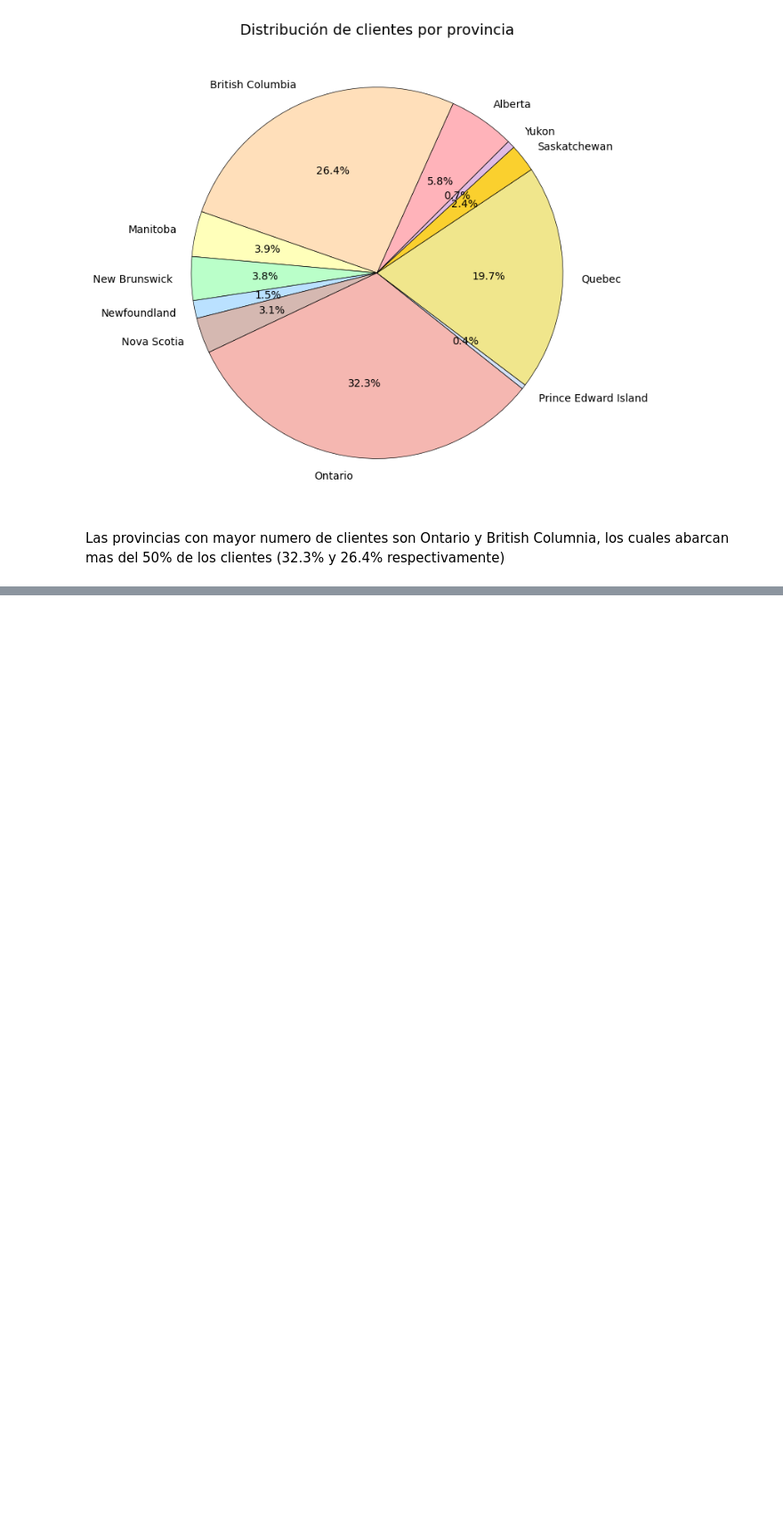
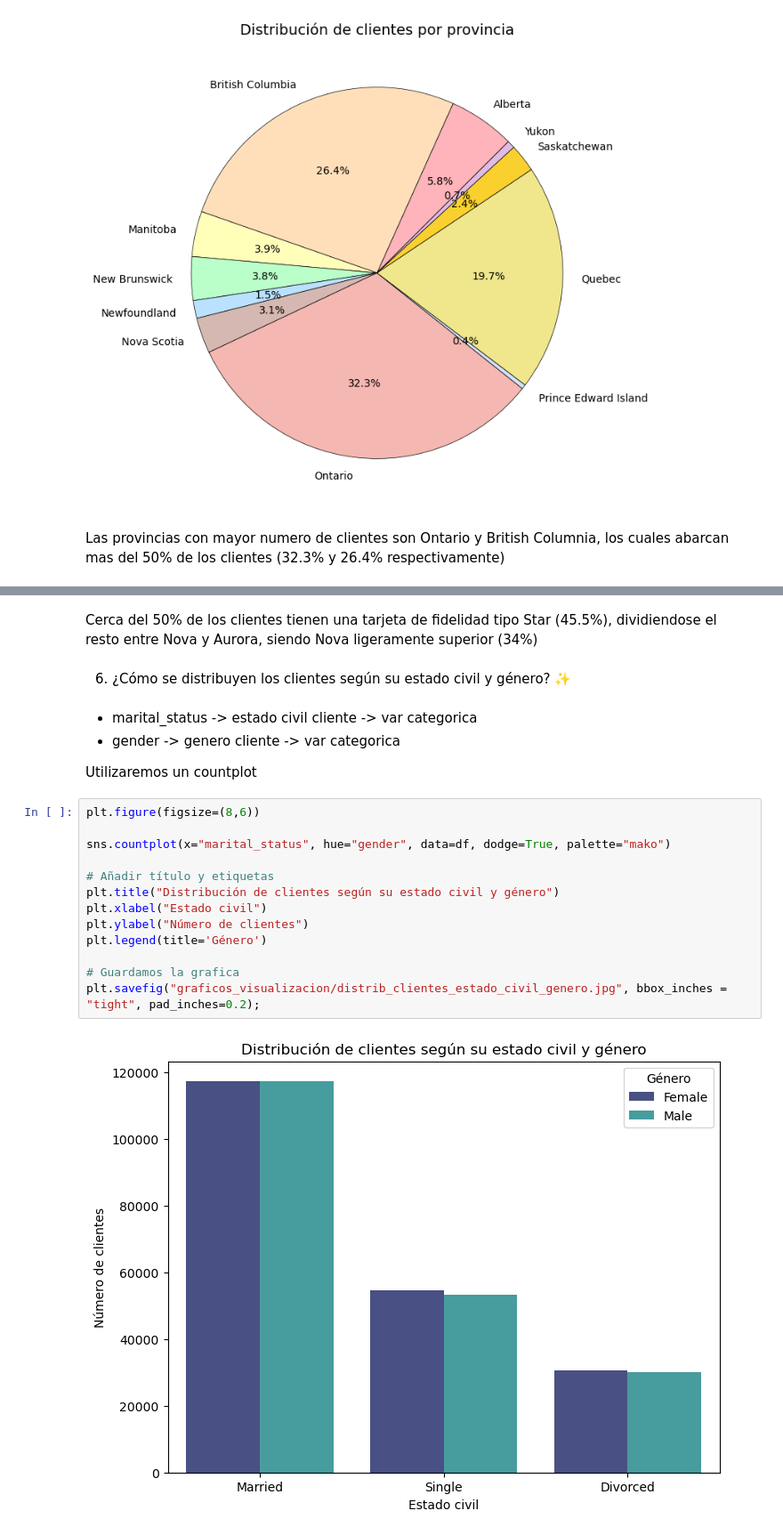
Before and after one commit to Adalab/bda-modulo-3-evaluacion-final-mpenacasares, a Jupyter notebook: Fase2_Visualizacion.ipynb, the cells around one changed output, grey strips where cells are left out. Shown at 89% size. Drawn from its saved outputs; the diff is of its cells as text; blank space fills up the shorter version.

```diff
--- a/Fase2_Visualizacion.ipynb
+++ b/Fase2_Visualizacion.ipynb
@@ -208,0 +287,24 @@ Las provincias con mayor numero de clientes son Ontario y British Columnia, los
+# %% [markdown]
+Cerca del 50% de los clientes tienen una tarjeta de fidelidad tipo Star (45.5%), dividiendose el resto entre Nova y Aurora, siendo Nova ligeramente superior (34%)
+# %% [markdown]
+6. ¿Cómo se distribuyen los clientes según su estado civil y género? ✨
+# %% [markdown]
+- marital_status -> estado civil cliente -> var categorica
+- gender -> genero cliente -> var categorica
+
+Utilizaremos un countplot
+# %%
+plt.figure(figsize=(8,6))
+
+sns.countplot(x="marital_status", hue="gender", data=df, dodge=True, palette="mako")
+
+# Añadir título y etiquetas
+plt.title("Distribución de clientes según su estado civil y género")
+plt.xlabel("Estado civil")
+plt.ylabel("Número de clientes")
+plt.legend(title='Género')
+
+# Guardamos la grafica
+plt.savefig("graficos_visualizacion/distrib_clientes_estado_civil_genero.jpg", bbox_inches = "tight", pad_inches=0.2);
+# %% [output]
+[figure, added]
```
Also changed, not shown: parts of 12 cells of this notebook, 3 other files.
